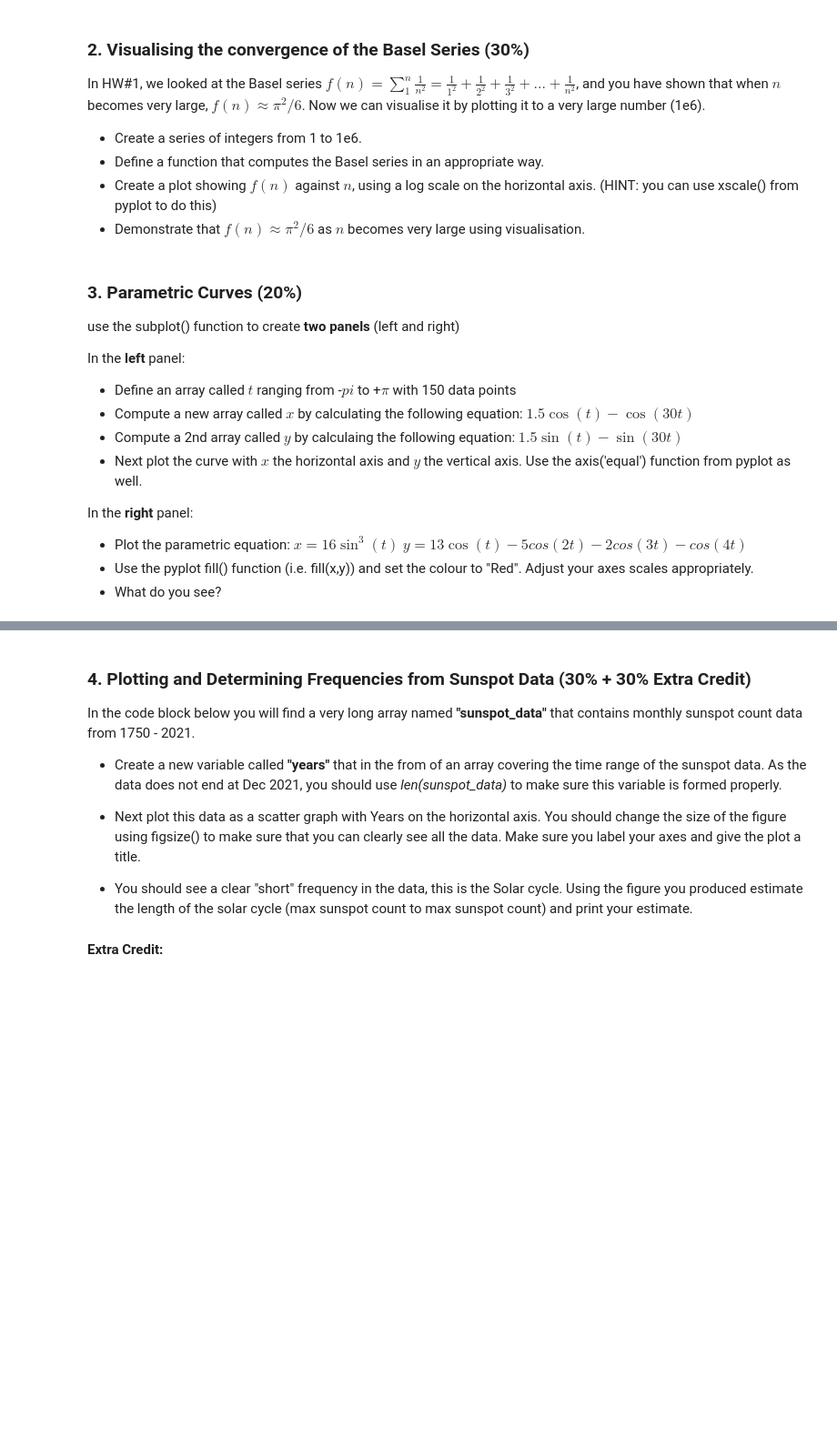
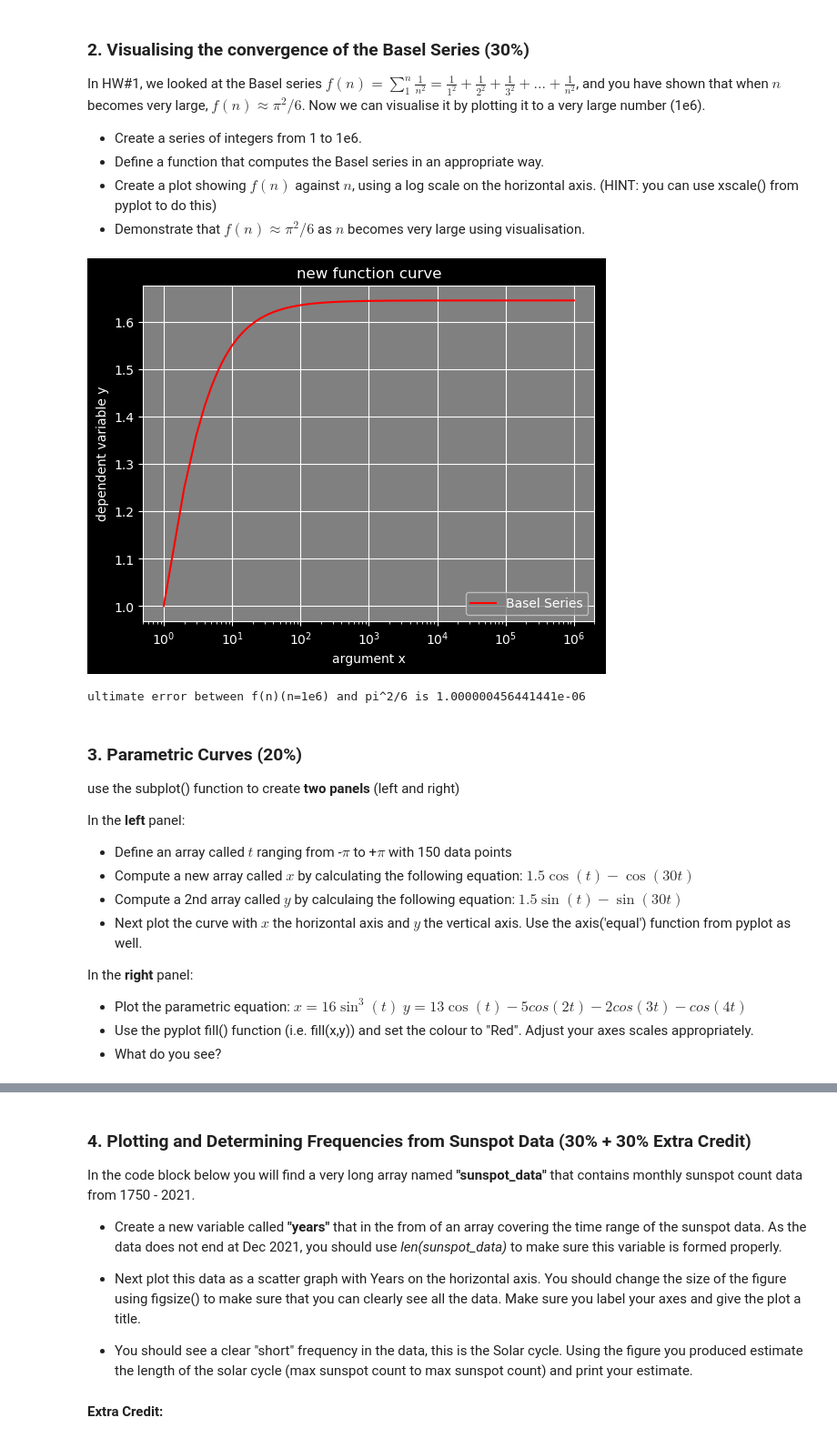
Before and after one commit to JerrySiRi/NJUAI_Learning_partial, a Jupyter notebook: HKU_exchange/Data_analysis_and_modeling_EASC2410/Assignment/HW3/HW3-2024.ipynb, the cells around one changed output, grey strips where cells are left out. Shown: that part at 91% size. Drawn from its saved outputs; the diff is of its cells as text; code cells hidden in the pictures; blank space fills up the shorter version.

```diff
--- a/HKU_exchange/Data_analysis_and_modeling_EASC2410/Assignment/HW3/HW3-2024.ipynb
+++ b/HKU_exchange/Data_analysis_and_modeling_EASC2410/Assignment/HW3/HW3-2024.ipynb
@@ -19,13 +52,50 @@ In HW#1, we looked at the Basel series $f(n)=\sum^n_1\frac{1}{n^2}=\frac{1}{1^2}
 * Define a function that computes the Basel series in an appropriate way.
 * Create a plot showing $f(n)$ against $n$, using a log scale on the horizontal axis. (HINT: you can use xscale() from pyplot to do this)
 * Demonstrate that $f(n) \approx \pi^2/6$ as $n$ becomes very large using visualisation.
+# %%
+
+x = np.arange(1,1e6,1)
+x = [int(i) for i in x]
+
+def Basel(x):
+    y = []
+    sum = 0 # first value
+    for i in range(1,x[0]+1):
+        sum += 1/i**2
+    y.append(sum)
+
+    last_value = y[0] # use last value in x to avoid calculating repetively
+    for index in range(1,len(x)):
+        value = last_value
+        for i in range(x[index-1]+1,x[index]+1):
+            value += 1/i**2
+        y.append(value)
+        last_value = value
+    return y
+
+
+y = Basel(x)
+plt.rcParams['axes.facecolor'] = 'gray'
+plt.plot(x, y, color='r', label='Basel Series')
+plt.xlabel('argument x')
+plt.ylabel('dependent variable y')
+plt.xscale('log')
+plt.title('new function curve')
+plt.grid()
+plt.legend()
+plt.show()
+
+print("ultimate error between f(n)(n=1e6) and pi^2/6 is {0}".format(np.absolute(y[-1]-np.pi**2/6)))
+# %% [output]
+[figure, added]
+ultimate error between f(n)(n=1e6) and pi^2/6 is 1.000000456441441e-06
 # %% [markdown]
 ### 3. Parametric Curves  (20%)
 
 use the subplot() function to create **two panels** (left and right)
 
 In the **left** panel:
-* Define an array called $t$ ranging from -$pi$ to +$\pi$ with 150 data points
+* Define an array called $t$ ranging from -$\pi$ to +$\pi$ with 150 data points
 * Compute a new array called $x$ by calculating the following equation: $1.5\cos\left(t\right)-\cos\left(30t\right)$
 * Compute a 2nd array called $y$ by calculaing the following equation: $1.5\sin\left(t\right)-\sin\left(30t\right)$
 * Next plot the curve with $x$ the horizontal axis and $y$ the vertical axis. Use the axis('equal') function from pyplot as well.
```
Also changed, not shown: parts of 2 cells of this notebook, 2 other files.
